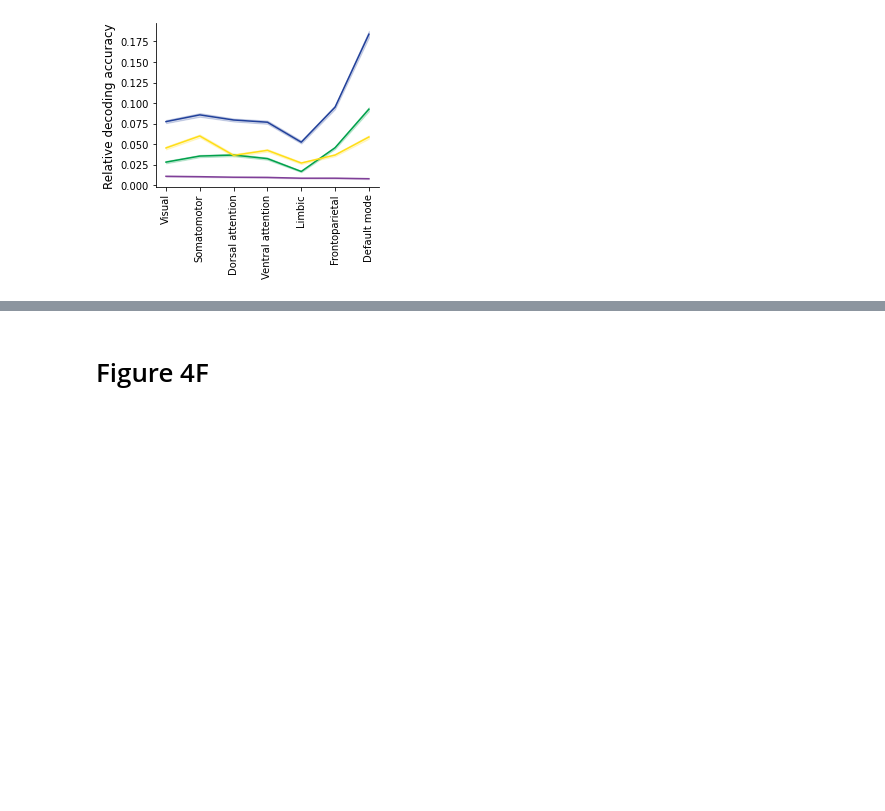
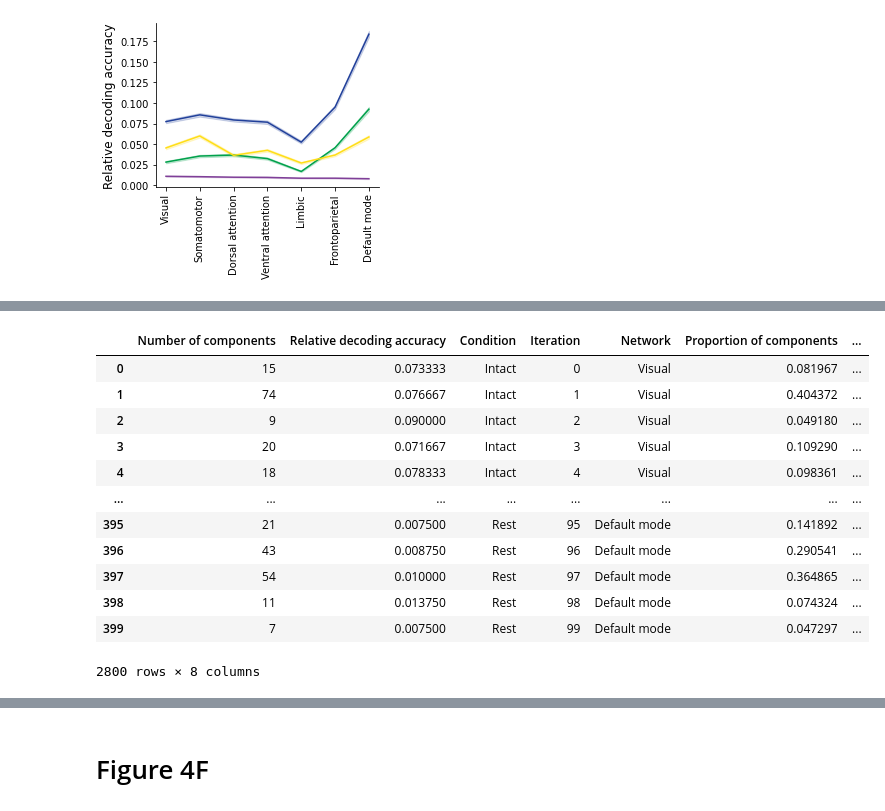
Before and after one commit to ContextLab/pca_paper, a Jupyter notebook: code/notebooks/network_analyses.ipynb, the cells around one changed output, grey strips where cells are left out. Saved outputs shown, nothing was run; the diff lists cells and outputs as text; code cells hidden in the pictures; blank space fills up the shorter version.

```diff
--- a/code/notebooks/network_analyses.ipynb
+++ b/code/notebooks/network_analyses.ipynb
@@ -347,0 +347,26 @@ fig.savefig(os.path.join(figdir, 'decoding_by_network.pdf'), bbox_inches='tight'
+# %%
+# add network "order"
+network_order = {n: i for i, n in enumerate(network_colors.keys())}
+
+# add binned proportion of components
+n_bins = 10
+edges = np.linspace(0, 1, n_bins + 1)
+edges[-1] += 0.1   # add a little extra to the last bin so that it includes 1.0 (and so nothing goes in the last "upper edge" bin)
+ic_results['Proportion of components (binned)'] = np.digitize(ic_results['Proportion of components'], edges)
+
+ic_results['Network order'] = ic_results['Network'].apply(lambda x: network_order[x])
+ic_results
+# %% [output]
+|  | Number of components | Relative decoding accuracy | Condition | Iteration | Network | Proportion of components | ... |
+| 0 | 15 | 0.073333 | Intact | 0 | Visual | 0.081967 | ... |
+| 1 | 74 | 0.076667 | Intact | 1 | Visual | 0.404372 | ... |
+| 2 | 9 | 0.090000 | Intact | 2 | Visual | 0.049180 | ... |
+| 3 | 20 | 0.071667 | Intact | 3 | Visual | 0.109290 | ... |
+| 4 | 18 | 0.078333 | Intact | 4 | Visual | 0.098361 | ... |
+| ... | ... | ... | ... | ... | ... | ... | ... |
+| 395 | 21 | 0.007500 | Rest | 95 | Default mode | 0.141892 | ... |
+| 396 | 43 | 0.008750 | Rest | 96 | Default mode | 0.290541 | ... |
+| 397 | 54 | 0.010000 | Rest | 97 | Default mode | 0.364865 | ... |
+| 398 | 11 | 0.013750 | Rest | 98 | Default mode | 0.074324 | ... |
+| 399 | 7 | 0.007500 | Rest | 99 | Default mode | 0.047297 | ... |
+2800 rows × 8 columns
```
Also changed, not shown: parts of 7 cells of this notebook, 10 other files.
